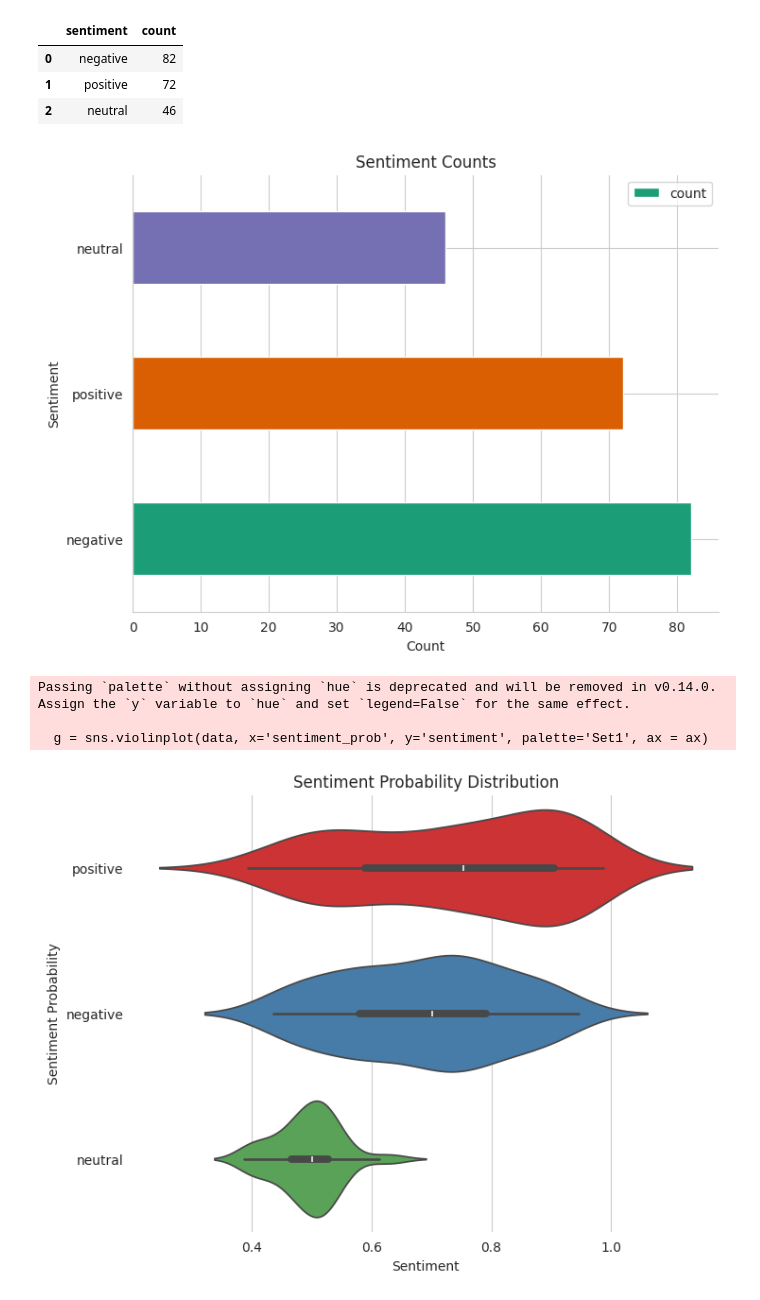
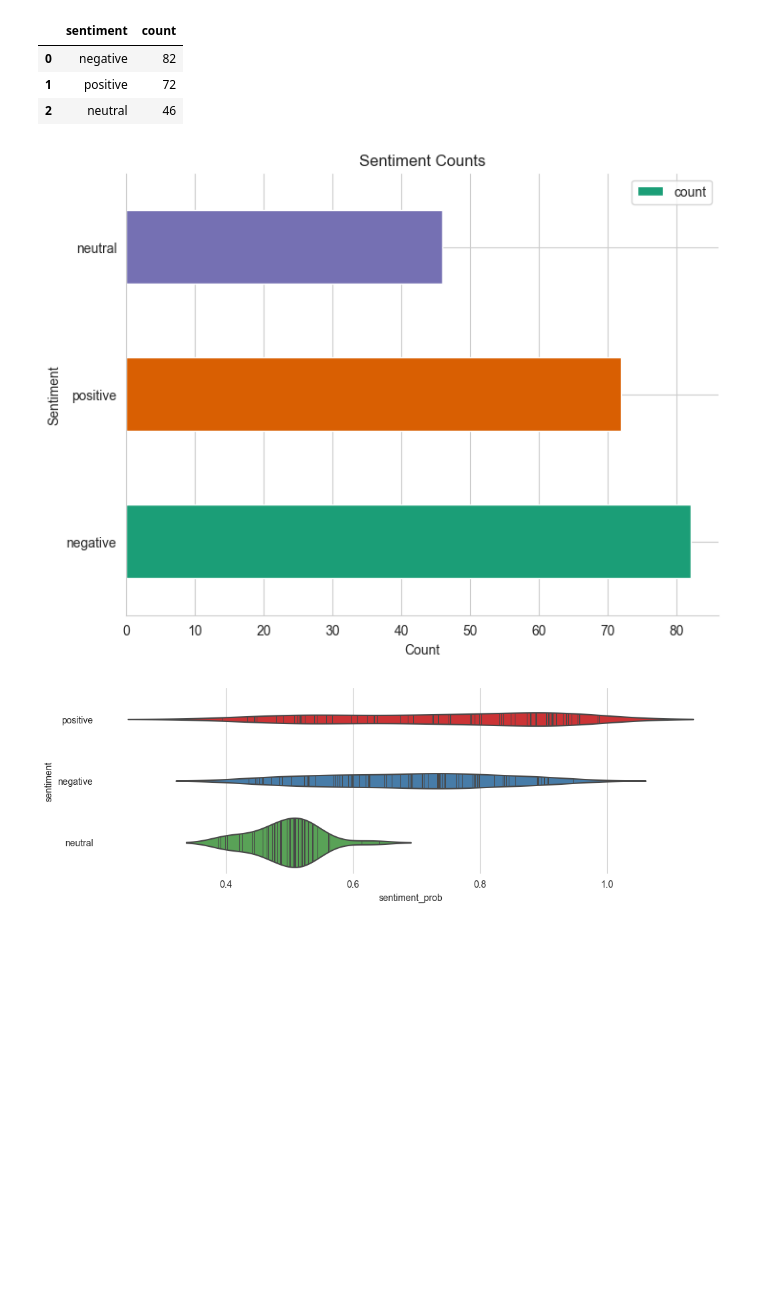
Before and after one commit to Gabya06/RentWatchAI, a Jupyter notebook: roberta_sentiment_analysis.ipynb, the cells around one changed output. Saved outputs shown, nothing was run; the diff lists cells and outputs as text; code cells hidden in the pictures; blank space fills up the shorter version.

```diff
--- a/roberta_sentiment_analysis.ipynb
+++ b/roberta_sentiment_analysis.ipynb
@@ -45,7 +28,8 @@ def preprocess_text(text):
     '''Preprocess text: lowercase, remove newlines, strip'''
     return text.lower().replace('\n', ' ').strip()
 # %%
-data = pd.read_csv('reddit_posts_nyc_apt.csv', index_col=0)
+# read Reddit posts and comments
+data = pd.read_csv('./data/reddit_posts_nyc_apt.csv', index_col=0)
 # %%
 data.head()
 # %% [output]
@@ -89,24 +70,24 @@ data.cleaned_text[0][:10]
 # %%
-def predict_sentiment(text, model, tokenizer, max_length=512):
+def predict_sentiment(text: str, model: AutoModelForSequenceClassification,
+                      tokenizer: AutoTokenizer, max_length:int = 512):
     '''
     Predicts the sentiment of a text using a pre-trained model and tokenizer.
 
     Parameters
     ----------
-    x: str
+    text: str
         String with input text
     model: transformers.AutoModelForSequenceClassification
         The pre-trained model.
     tokenizer: transformers.AutoTokenizer
         The pre-trained tokenizer.
     max_length: (int, optional)
-        The maximum sequence length accepted by the model. Defaults to 512.
+        The maximum sequence length accepted by the model. Default is 512.
 
     Returns
     -------
     transformers.SequenceClassifierOutput
       The model's output, including predicted labels and probabilities.
-
     '''
 
     # Tokenize the text
@@ -118,7 +99,6 @@ def predict_sentiment(text, model, tokenizer, max_length=512):
         max_length=max_length
     )
 
-    # Get the input IDs and check for OOV tokens
     # Check if any of the token IDs in the input are the unknown token ID (OOV).
     input_ids = encoded_input['input_ids']
     oov_indices = [i for i, token_id in enumerate(input_ids[0]) if token_id == tokenizer.unk_token_id]
@@ -134,8 +114,7 @@ def predict_sentiment(text, model, tokenizer, max_length=512):
         print(f"Warning: Found {len(out_of_range_positions)} position IDs out of range: {out_of_range_positions} in text: {text}")
 
     # Perform inference
-    # Disable gradient calculation during inference
-    with torch.no_grad():
+    with torch.no_grad(): # Disable gradient calculation during inference
         output = model(**encoded_input)
 
     return output
@@ -341,18 +287,15 @@ _ =  plt.ylabel('Sentiment')
 _ =  plt.title('Sentiment Counts')
 _ =  plt.gca().spines[['top', 'right',]].set_visible(False)
 # %% [output]
-[figure, old version]
+[figure, new version]
 # %%
 # sentiment vs sentiment_prob
-fig, ax = plt.subplots(figsize=(8, 6))
-g = sns.violinplot(data, x='sentiment_prob', y='sentiment', palette='Set1', ax = ax)
-_ = sns.despine(top=True, right=True, bottom=True, left=True)
 
-_ = plt.title('Sentiment Probability Distribution')
-_ = plt.xlabel('Sentiment')
-_ = plt.ylabel('Sentiment Probability')
+from matplotlib import pyplot as plt
+import seaborn as sns
+figsize = (12, 1.2 * len(data['sentiment'].unique()))
+plt.figure(figsize=figsize)
+sns.violinplot(data, x='sentiment_prob', y='sentiment', inner='stick', palette='Set1')
+sns.despine(top=True, right=True, bottom=True, left=True)
 # %% [output]
-Passing `palette` without assigning `hue` is deprecated and will be removed in v0.14.0. Assign the `y` variable to `hue` and set `legend=False` for the same effect.
-
-  g = sns.violinplot(data, x='sentiment_prob', y='sentiment', palette='Set1', ax = ax)
-[figure, old version]
+[figure, new version]
```
Also changed, not shown: parts of 56 cells of this notebook, 2 other files.
